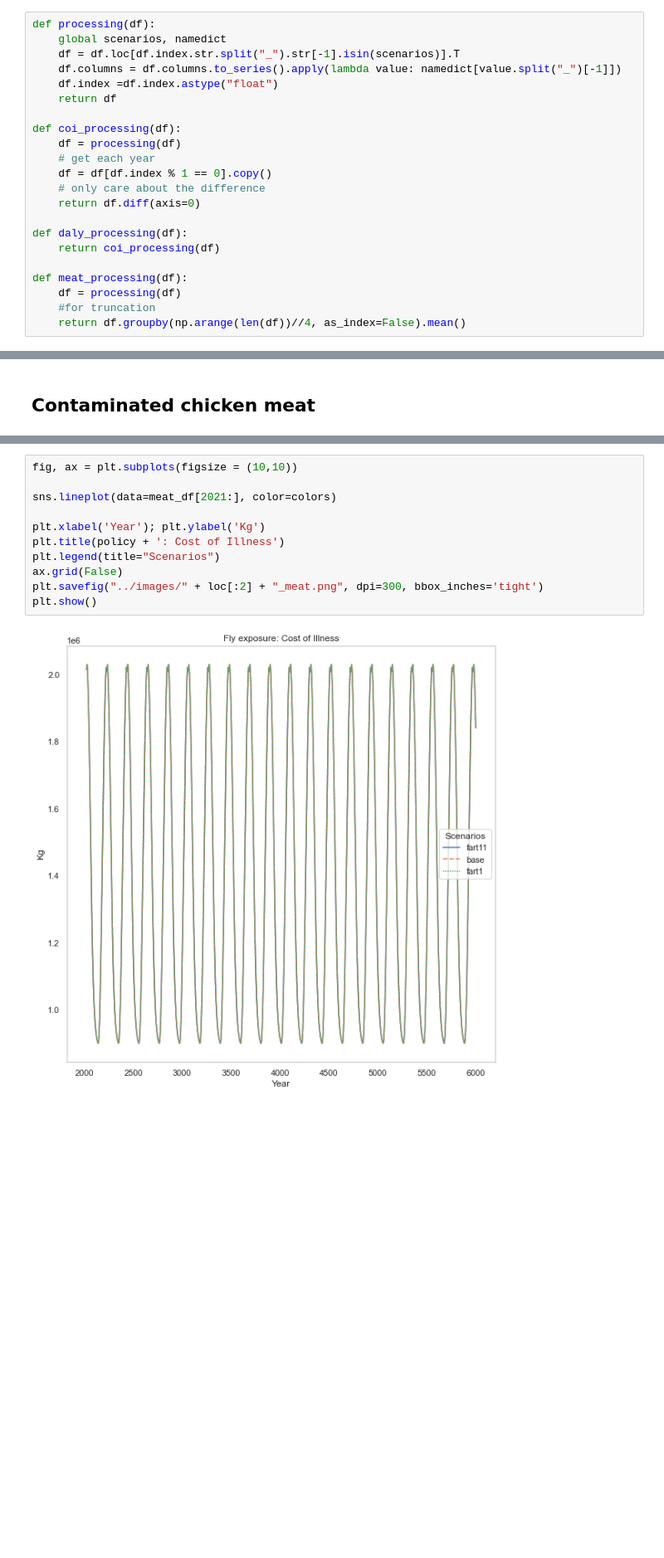
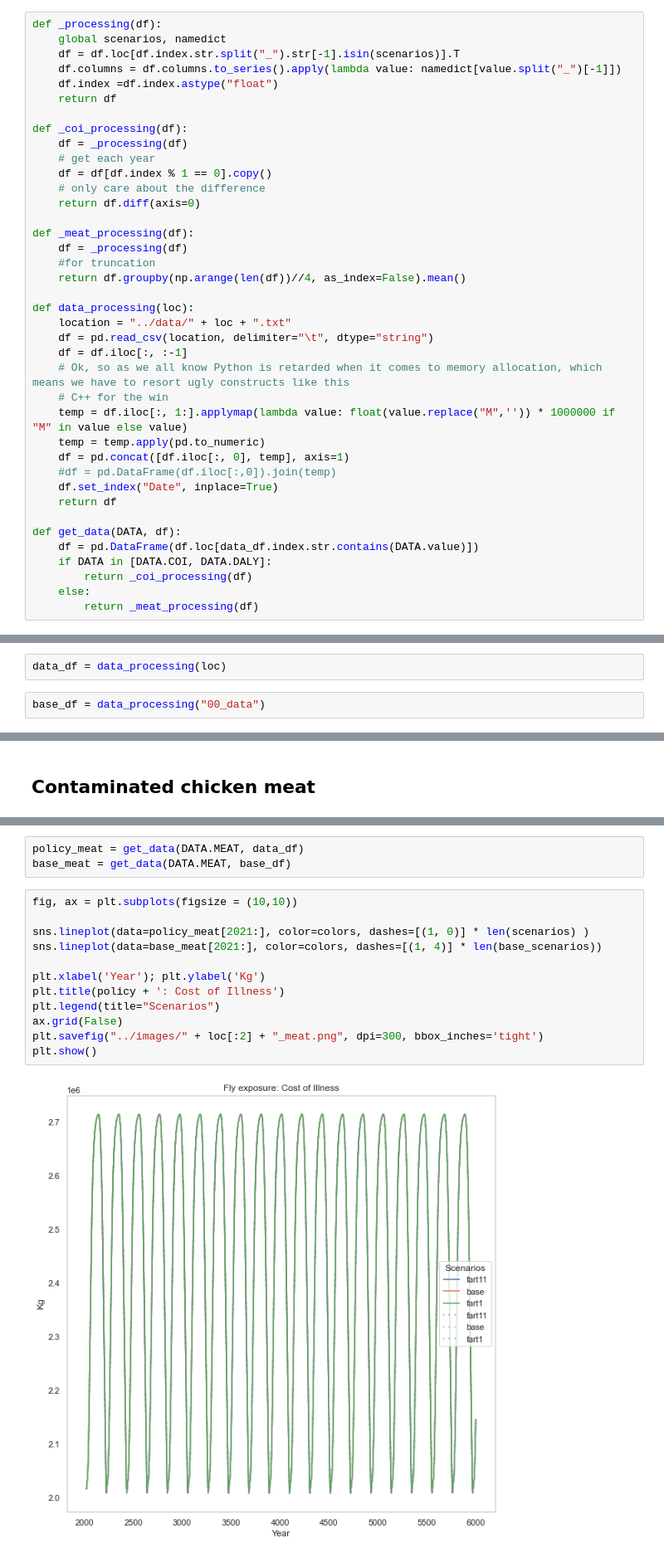
Before and after one commit to Lischip/asd, a Jupyter notebook: notebooks/behaviourplot.ipynb, the cells around one changed output, grey strips where cells are left out. Shown at 83% size. Saved outputs shown, nothing was run; the diff lists cells and outputs as text; blank space fills up the shorter version.

Commit message:
included base in plots

```diff
--- a/notebooks/behaviourplot.ipynb
+++ b/notebooks/behaviourplot.ipynb
@@ -43,25 +52,42 @@ namedict = {"base": "base",
 # %%
-def processing(df):
+def _processing(df):
     global scenarios, namedict
     df = df.loc[df.index.str.split("_").str[-1].isin(scenarios)].T
     df.columns = df.columns.to_series().apply(lambda value: namedict[value.split("_")[-1]])
     df.index =df.index.astype("float")
     return df
 
-def coi_processing(df):
-    df = processing(df)
+def _coi_processing(df):
+    df = _processing(df)
     # get each year
     df = df[df.index % 1 == 0].copy()
     # only care about the difference
     return df.diff(axis=0)
 
-def daly_processing(df):
-    return coi_processing(df)
-
-def meat_processing(df):
-    df = processing(df)
+def _meat_processing(df):
+    df = _processing(df)
     #for truncation
     return df.groupby(np.arange(len(df))//4, as_index=False).mean()
+
+def data_processing(loc):
+    location = "../data/" + loc + ".txt"
+    df = pd.read_csv(location, delimiter="\t", dtype="string")
+    df = df.iloc[:, :-1]
+    # Ok, so as we all know Python is retarded when it comes to memory allocation, which means we have to resort ugly constructs like this
+    # C++ for the win
+    temp = df.iloc[:, 1:].applymap(lambda value: float(value.replace("M",'')) * 1000000 if "M" in value else value)
+    temp = temp.apply(pd.to_numeric)
+    df = pd.concat([df.iloc[:, 0], temp], axis=1)
+    #df = pd.DataFrame(df.iloc[:,0]).join(temp)
+    df.set_index("Date", inplace=True)
+    return df
+
+def get_data(DATA, df):
+    df = pd.DataFrame(df.loc[data_df.index.str.contains(DATA.value)])
+    if DATA in [DATA.COI, DATA.DALY]:
+        return _coi_processing(df)
+    else:
+        return _meat_processing(df)
 # %%
 # Because we like colour consistency
 simulcmap = "viridis"
@@ -88,2 +98,6 @@ data_df.set_index("Date", inplace=True)
+# %%
+data_df = data_processing(loc)
+# %%
+base_df = data_processing("00_data")
 # %% [markdown]
 ## Cost of Illness
@@ -114,13 +124,17 @@ meat_df = meat_processing(meat_df)
+# %%
+policy_meat = get_data(DATA.MEAT, data_df)
+base_meat = get_data(DATA.MEAT, base_df)
 # %%
 fig, ax = plt.subplots(figsize = (10,10))
 
-sns.lineplot(data=meat_df[2021:], color=colors)
+sns.lineplot(data=policy_meat[2021:], color=colors, dashes=[(1, 0)] * len(scenarios) )
+sns.lineplot(data=base_meat[2021:], color=colors, dashes=[(1, 4)] * len(base_scenarios))
 
 plt.xlabel('Year'); plt.ylabel('Kg')
 plt.title(policy + ': Cost of Illness')
 plt.legend(title="Scenarios")
 ax.grid(False)
 plt.savefig("../images/" + loc[:2] + "_meat.png", dpi=300, bbox_inches='tight')
 plt.show()
 # %% [output]
-[figure, old version]
+[figure, new version]
```
Also changed, not shown: parts of 18 cells of this notebook, 3 other files.
